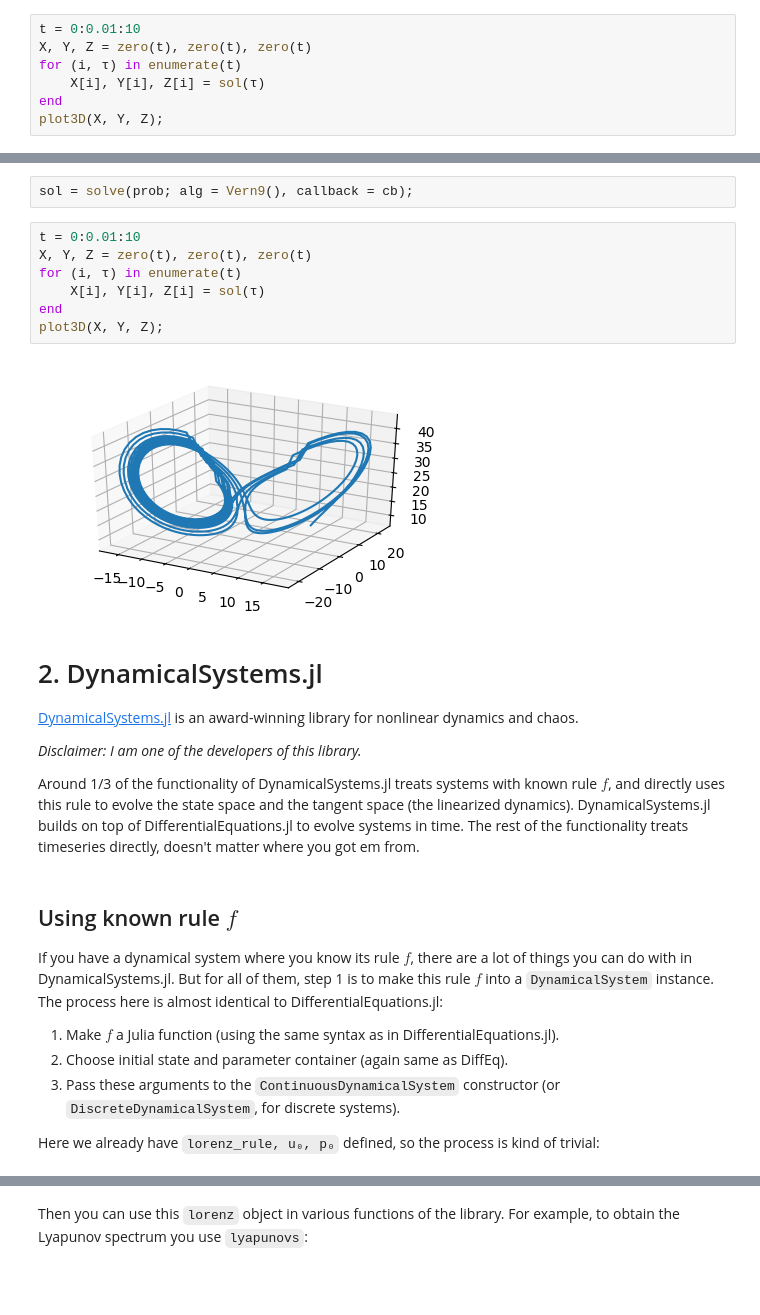
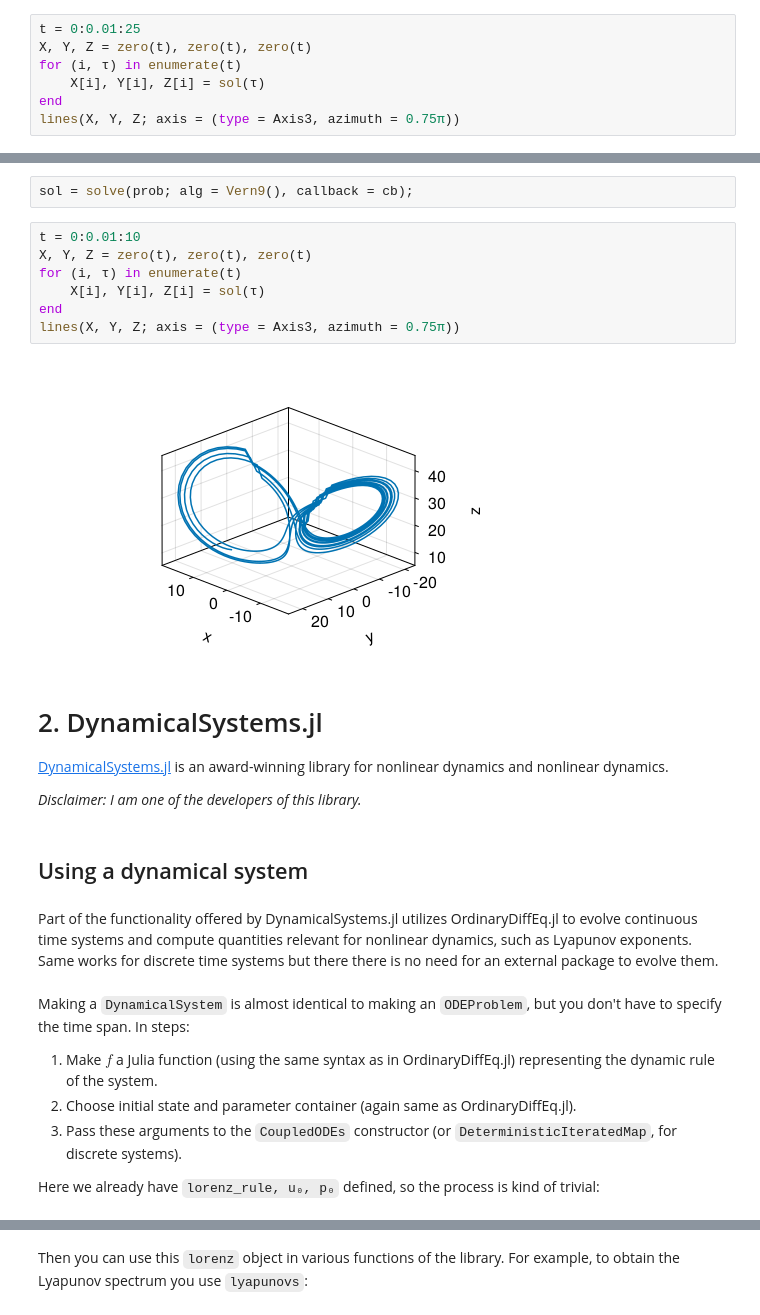
Before and after one commit to Datseris/Zero2Hero-JuliaWorkshop, a Jupyter notebook: 3-Ecosystem.ipynb, the cells around one changed output, grey strips where cells are left out. Saved outputs shown, nothing was run; the diff lists cells and outputs as text; blank space fills up the shorter version.

```diff
--- a/3-Ecosystem.ipynb
+++ b/3-Ecosystem.ipynb
@@ -149,10 +139,10 @@ sol(5.6)
  -2.6297520921486752
  25.431305588918814
 # %%
-t = 0:0.01:10
+t = 0:0.01:25
 X, Y, Z = zero(t), zero(t), zero(t)
 for (i, τ) in enumerate(t)
     X[i], Y[i], Z[i] = sol(τ)
 end
-plot3D(X, Y, Z);
+lines(X, Y, Z; axis = (type = Axis3, azimuth = 0.75π))
 # %% [output]
@@ -308,27 +294,27 @@ sol = solve(prob; alg = Vern9(), callback = cb);
 # %%
 t = 0:0.01:10
 X, Y, Z = zero(t), zero(t), zero(t)
 for (i, τ) in enumerate(t)
     X[i], Y[i], Z[i] = sol(τ)
 end
-plot3D(X, Y, Z);
+lines(X, Y, Z; axis = (type = Axis3, azimuth = 0.75π))
 # %% [output]
-[figure, old version]
+[figure, new version]
 # %% [markdown]
 # 2. DynamicalSystems.jl
-[DynamicalSystems.jl](https://juliadynamics.github.io/DynamicalSystems.jl/dev/) is an award-winning library for nonlinear dynamics and chaos.
+[DynamicalSystems.jl](https://juliadynamics.github.io/DynamicalSystems.jl/dev/) is an award-winning library for nonlinear dynamics and nonlinear dynamics.
 
 *Disclaimer: I am one of the developers of this library.*
-
-Around 1/3 of the functionality of DynamicalSystems.jl treats systems with known rule $f$, and directly uses this rule to evolve the state space and the tangent space (the linearized dynamics). DynamicalSystems.jl builds on top of DifferentialEquations.jl to evolve systems in time. The rest of the functionality treats timeseries directly, doesn't matter where you got em from.
+# %% [markdown]
+## Using a dynamical system
+# %% [markdown]
+Part of the functionality offered by DynamicalSystems.jl utilizes OrdinaryDiffEq.jl to evolve continuous time systems and compute quantities relevant for nonlinear dynamics, such as Lyapunov exponents. Same works for discrete time systems but there there is no need for an external package to evolve them.
 # %% [markdown]
-## Using known rule $f$
+Making a `DynamicalSystem` is almost identical to making an `ODEProblem`, but you don't have to specify the time span. In steps:
 
-If you have a dynamical system where you know its rule $f$, there are a lot of things you can do with in DynamicalSystems.jl. But for all of them, step 1 is to make this rule $f$ into a `DynamicalSystem` instance. The process here is almost identical to DifferentialEquations.jl:
-
-1. Make $f$ a Julia function (using the same syntax as in DifferentialEquations.jl).
-2. Choose initial state and parameter container (again same as DiffEq).
-3. Pass these arguments to the `ContinuousDynamicalSystem` constructor (or `DiscreteDynamicalSystem`, for discrete systems).
+1. Make $f$ a Julia function (using the same syntax as in OrdinaryDiffEq.jl) representing the dynamic rule of the system.
+2. Choose initial state and parameter container (again same as OrdinaryDiffEq.jl).
+3. Pass these arguments to the `CoupledODEs` constructor (or `DeterministicIteratedMap`, for discrete systems).
 
 Here we already have `lorenz_rule, u₀, p₀` defined, so the process  is kind of trivial:
 # %%
```
Also changed, not shown: parts of 30 cells of this notebook.
